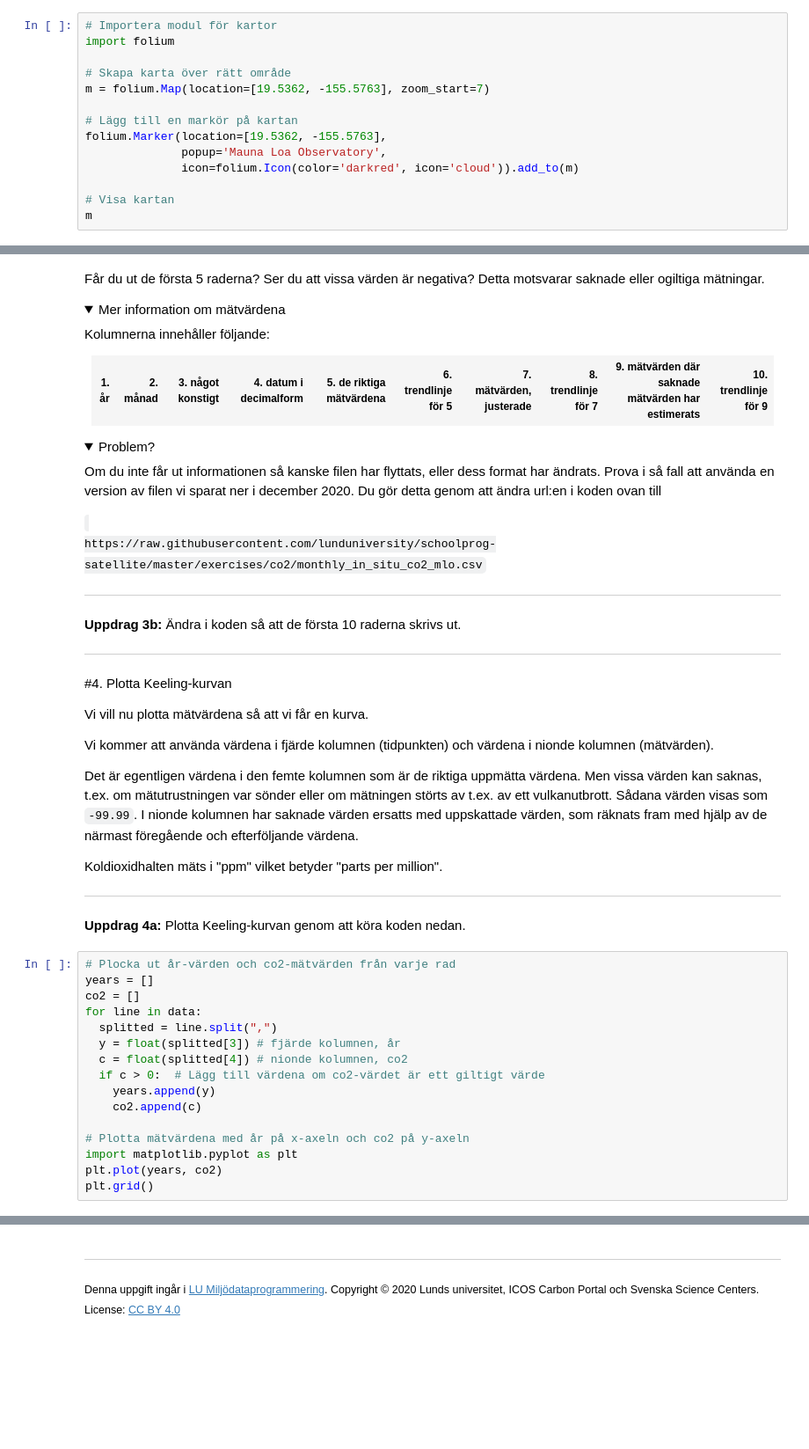
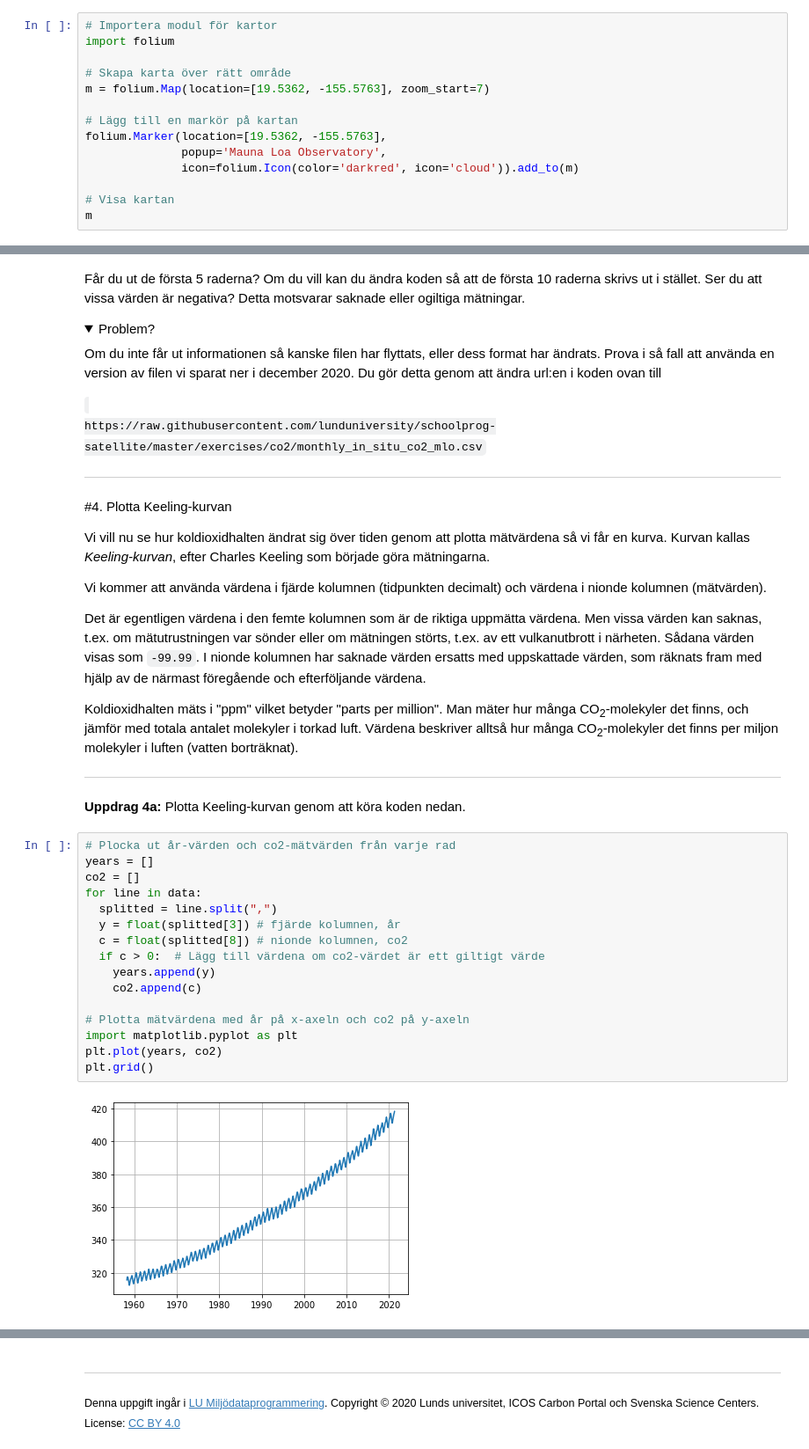
Before and after one commit to lunduniversity/schoolprog-satellite, a Jupyter notebook: exercises/co2/keeling_inspiration_short.ipynb, the cells around one changed output, grey strips where cells are left out. Shown at 88% size. Cells and saved outputs as stored; diff of their text form; folded sections open; blank space fills up the shorter version.

```diff
--- a/exercises/co2/keeling_inspiration_short.ipynb
+++ b/exercises/co2/keeling_inspiration_short.ipynb
@@ -140,30 +176,6 @@ for i in range(10):
 # %% [markdown]
-Får du ut de första 5 raderna? Ser du att vissa värden är negativa? Detta motsvarar saknade eller ogiltiga mätningar.
-<details>
-<summary markdown="span">
-Mer information om mätvärdena
-</summary>
-<p>
-Kolumnerna innehåller följande:<br>
-<table style="width:100%">
-  <tr>
-    <th>1. år</th>
-    <th>2. månad</th>
-    <th>3. något konstigt</th>
-    <th>4. datum i decimalform</th>
-    <th>5. de riktiga mätvärdena</th>
-    <th>6. trendlinje för 5</th>
-    <th>7. mätvärden, justerade</th>
-    <th>8. trendlinje för 7</th>
-    <th>9. mätvärden där saknade mätvärden har estimerats</th>
-    <th>10. trendlinje för 9</th>
-  </tr>
+Får du ut de första 5 raderna? Om du vill kan du ändra koden så att de första 10 raderna skrivs ut i stället. Ser du att vissa värden är negativa? Detta motsvarar saknade eller ogiltiga mätningar.
 
-</table>
-
-</p>
-
-</details>
 <details>
 <summary markdown="span">
 Problem?
@@ -177,24 +189,18 @@ https://raw.githubusercontent.com/lunduniversity/schoolprog-satellite/master/exe
 </details>
 
 
------
-
-**Uppdrag 3b:** Ändra i koden så att de första 10 raderna skrivs ut.
-
-
-
 
 -----
 # %% [markdown]
 #4. Plotta Keeling-kurvan
 
-Vi vill nu plotta mätvärdena så att vi får en kurva.
+Vi vill nu se hur koldioxidhalten ändrat sig över tiden genom att plotta mätvärdena så vi får en kurva. Kurvan kallas *Keeling-kurvan*, efter Charles Keeling som började göra mätningarna.
 
-Vi kommer att använda värdena i fjärde kolumnen (tidpunkten) och värdena i nionde kolumnen (mätvärden).
+Vi kommer att använda värdena i fjärde kolumnen (tidpunkten decimalt) och värdena i nionde kolumnen (mätvärden).
 
-Det är egentligen värdena i den femte kolumnen som är de riktiga uppmätta värdena. Men vissa värden kan saknas, t.ex. om mätutrustningen var sönder eller om mätningen störts av t.ex. av ett vulkanutbrott. Sådana värden visas som `-99.99`. I nionde kolumnen har saknade värden ersatts med uppskattade värden, som räknats fram med hjälp av de närmast föregående och efterföljande värdena.
+Det är egentligen värdena i den femte kolumnen som är de riktiga uppmätta värdena. Men vissa värden kan saknas, t.ex. om mätutrustningen var sönder eller om mätningen störts, t.ex. av ett vulkanutbrott i närheten. Sådana värden visas som `-99.99`. I nionde kolumnen har saknade värden ersatts med uppskattade värden, som räknats fram med hjälp av de närmast föregående och efterföljande värdena.
 
-Koldioxidhalten mäts i "ppm" vilket betyder "parts per million".
+Koldioxidhalten mäts i "ppm" vilket betyder "parts per million". Man mäter hur många CO<sub>2</sub>-molekyler det finns, och jämför med totala antalet molekyler i torkad luft. Värdena beskriver alltså hur många CO<sub>2</sub>-molekyler det finns per miljon molekyler i luften (vatten borträknat).
 
 -----
 
@@ -202,19 +208,21 @@ Koldioxidhalten mäts i "ppm" vilket betyder "parts per million".
 # %%
 # Plocka ut år-värden och co2-mätvärden från varje rad
 years = []
 co2 = []
 for line in data:
   splitted = line.split(",")
   y = float(splitted[3]) # fjärde kolumnen, år
-  c = float(splitted[4]) # nionde kolumnen, co2
+  c = float(splitted[8]) # nionde kolumnen, co2
   if c > 0:  # Lägg till värdena om co2-värdet är ett giltigt värde
     years.append(y)
     co2.append(c)
 
 # Plotta mätvärdena med år på x-axeln och co2 på y-axeln
 import matplotlib.pyplot as plt
 plt.plot(years, co2)
 plt.grid()
+# %% [output]
+[figure, added]
 # %% [markdown]
 -----
 
```
Also changed, not shown: parts of 19 cells of this notebook.
